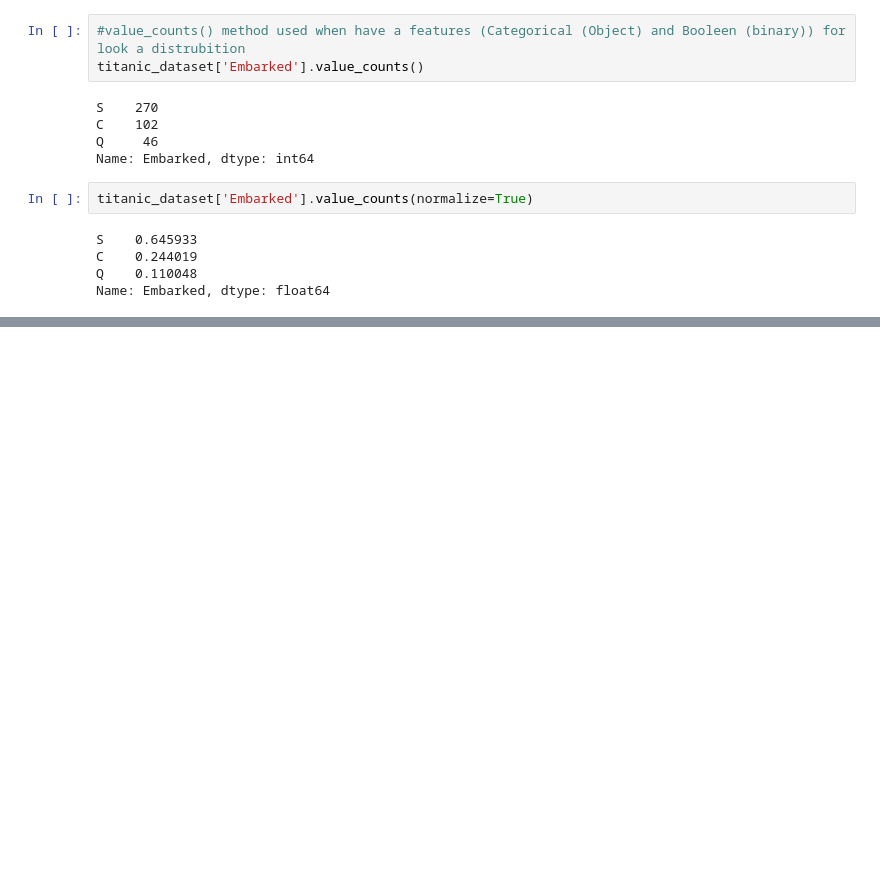
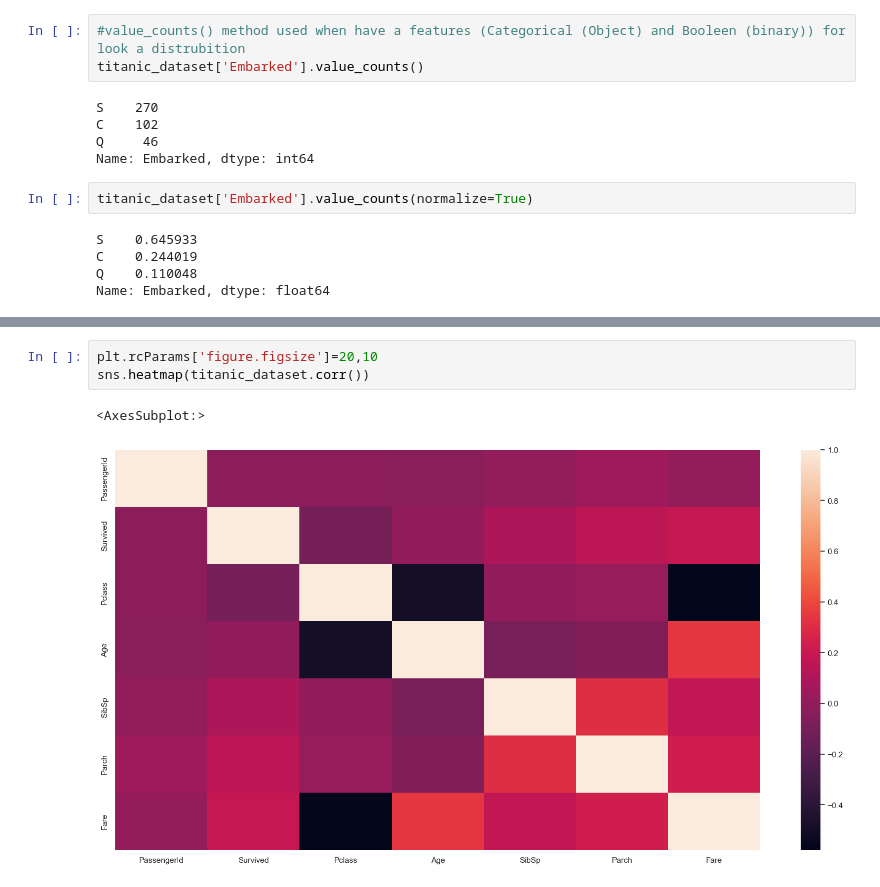
Before and after one commit to MouhtaramSoufiane/Projets-Machine-Learning, a Jupyter notebook: TITANIC_ANALYSE_DATA.ipynb, the cells around one changed output, grey strips where cells are left out. Saved outputs shown, nothing was run; the diff lists cells and outputs as text; blank space fills up the shorter version.

```diff
--- a/TITANIC_ANALYSE_DATA.ipynb
+++ b/TITANIC_ANALYSE_DATA.ipynb
@@ -199,0 +334,6 @@ plt.show()
+# %%
+plt.rcParams['figure.figsize']=20,10
+sns.heatmap(titanic_dataset.corr())
+# %% [output]
+<AxesSubplot:>
+[figure, added]
```
Also changed, not shown: parts of 15 cells of this notebook.
